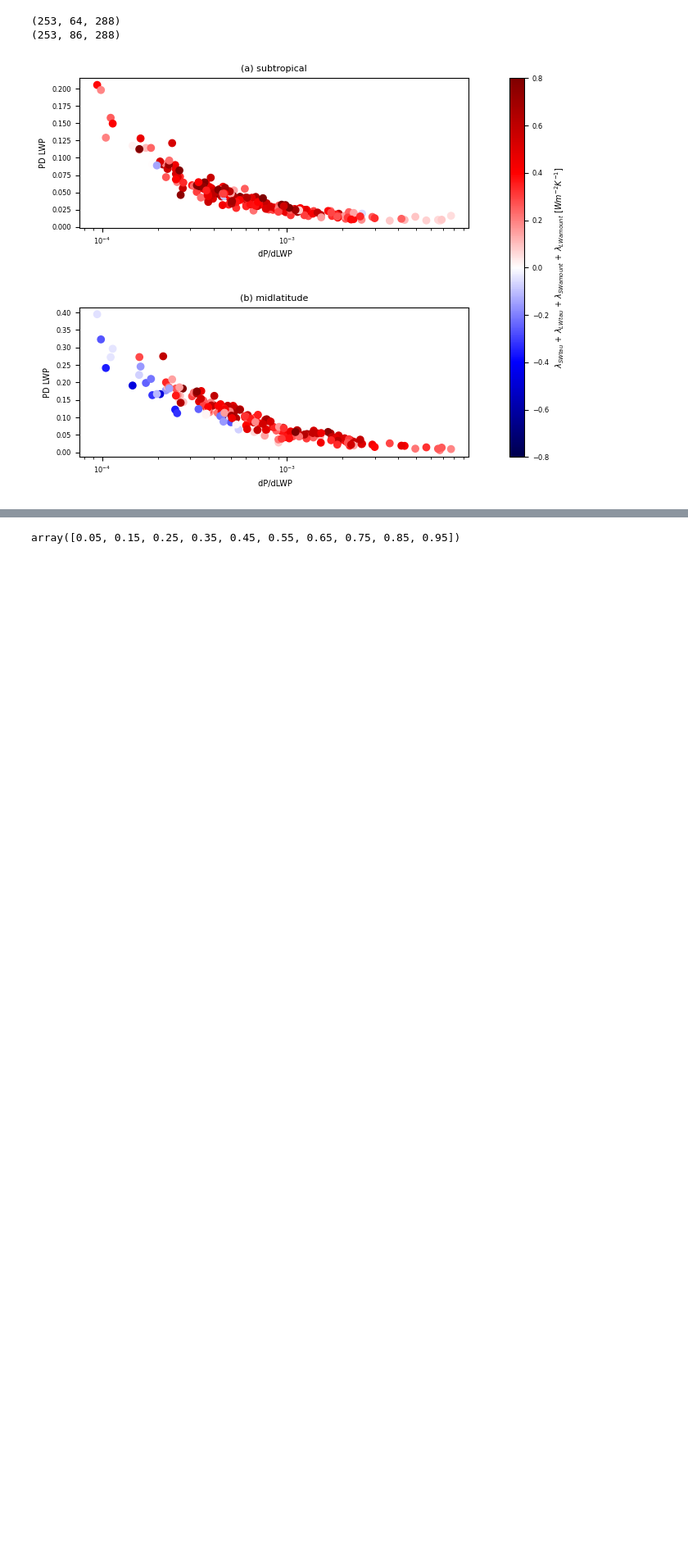
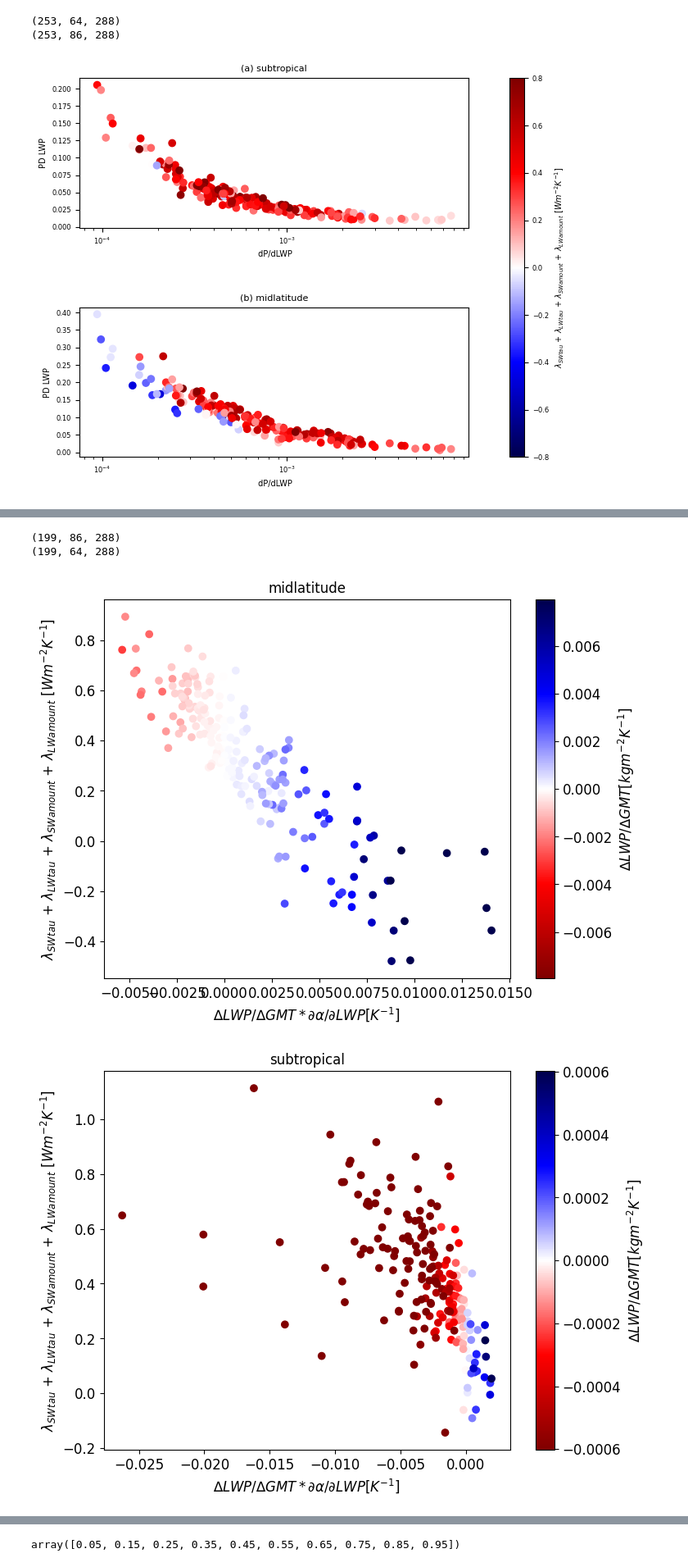
Before and after one commit to wgh-private/globalFB_precipeff, a Jupyter notebook: constrainFig.ipynb, the cells around one changed output, grey strips where cells are left out. Shown at 82% size. Drawn from its saved outputs; the diff is of its cells as text; code cells hidden in the pictures; blank space fills up the shorter version.

```diff
--- a/constrainFig.ipynb
+++ b/constrainFig.ipynb
@@ -1036,0 +629,17 @@ Coordinates:
+# %%
+common_members = c_p.runs.data
+# %%
+# load da/dlwp from Ci's saved data
+dadlwp_file  = glob.glob('/glade/u/home/cisong/test_codes/codes_figures/slopes/0dot12_15dgrN_dadlwp_ppe_maskedlwp/reg_10_90_mem_*.npz')
+# ALBEDO SUSCEPTIBILITY
+# PPE da/dlwp
+dadlwp = []
+dadlwp_runs = []
+for i in common_members:
+    # print(i)
+    #dadlwp_file  = np.load('/glade/u/home/cisong/test_codes/radiation/slopes/reg_10_90_mem_'+str(i).zfill(3)+'.npz')
+    dadlwp_file  = np.load('/glade/u/home/cisong/test_codes/codes_figures/slopes/0dot12_15dgrN_dadlwp_ppe_maskedlwp/reg_10_90_mem_'+str(i).zfill(3)+'.npz')
+
+    dadlwp.append(dadlwp_file['m_wght_mn_grd'])
+    dadlwp_runs.append(dadlwp_file['ensn'])
+dadlwp = xr.DataArray(dadlwp, dims=['runs'], coords={'runs':dadlwp_runs})
@@ -1036,0 +736,54 @@ Coordinates:
+# %%
+# Create the scatter plot for the correlation between ∆LWP*da/dlwp and cloud feedback
+(min_lat, max_lat, regime) = lat_ranges[1]
+dLWP_TSmap_midlatitude = sel_regime(dLWP_g.sel(runs=common_members),min_lat,max_lat)
+dLWP_TSmap_midlatitude_mean = lat_weight_mean(dLWP_TSmap_midlatitude)[0]
+scatter = plt.scatter(dLWP_TSmap_midlatitude_mean*dadlwp, PPE_prior[regime]['c_p'],
+                      c=dLWP_TSmap_midlatitude_mean,
+                      cmap='seismic_r')
+
+# Set the axis labels
+plt.xlabel('$∆LWP/∆GMT * ∂α/∂LWP [K^{-1}]$')
+plt.ylabel(clabel)
+plt.title(regime)
+
+# Create the colorbar
+cb = plt.colorbar(scatter)
+
+# Set the label for the colorbar
+cb.set_label('$∆LWP/∆GMT [kgm^{-2}K^{-1}]$')
+
+# Set the color limits to be centered around zero with equal positive and negative ranges
+max_abs_value = abs(dLWP_TSmap_midlatitude_mean.max()-0.009)
+scatter.set_clim(-max_abs_value, max_abs_value)
+
+'''same plot for the subtropics: da/dlwp using best fit'''
+# same plot for the subtropics: da/dlwp using best fit
+plt.figure()
+(min_lat, max_lat, regime) = lat_ranges[0]
+dLWP_TSmap_midlatitude = sel_regime(dLWP_g.sel(runs=common_members),min_lat,max_lat)
+dLWP_TSmap_midlatitude_mean = lat_weight_mean(dLWP_TSmap_midlatitude)[0]
+scatter = plt.scatter(dLWP_TSmap_midlatitude_mean*dadlwp_subtropics, PPE_prior[regime]['c_p'],
+                      c=dLWP_TSmap_midlatitude_mean,
+                      cmap='seismic_r')
+
+# Set the axis labels
+plt.xlabel('$∆LWP/∆GMT * ∂α/∂LWP [K^{-1}]$')
+plt.ylabel(clabel)
+plt.title(regime)
+
+# colorbar
+cb = plt.colorbar(scatter)
+cb.set_label('$∆LWP/∆GMT [kgm^{-2}K^{-1}]$')
+# Set the color limits to be centered around zero with equal positive and negative ranges
+max_abs_value = abs(dLWP_TSmap_midlatitude_mean.max())
+scatter.set_clim(-max_abs_value, max_abs_value)
+
+# svd = '/glade/derecho/scratch/geethma/EC_CF_figures/revise1/'
+# plt.savefig(svd+'∆CRE_∆LWPalbedosusceptibility_∆LWP',
+#            bbox_inches='tight', dpi=500)
+# %% [output]
+(199, 86, 288)
+(199, 64, 288)
+[figure, added]
+[figure, added]
```
Also changed, not shown: parts of 14 cells of this notebook.
